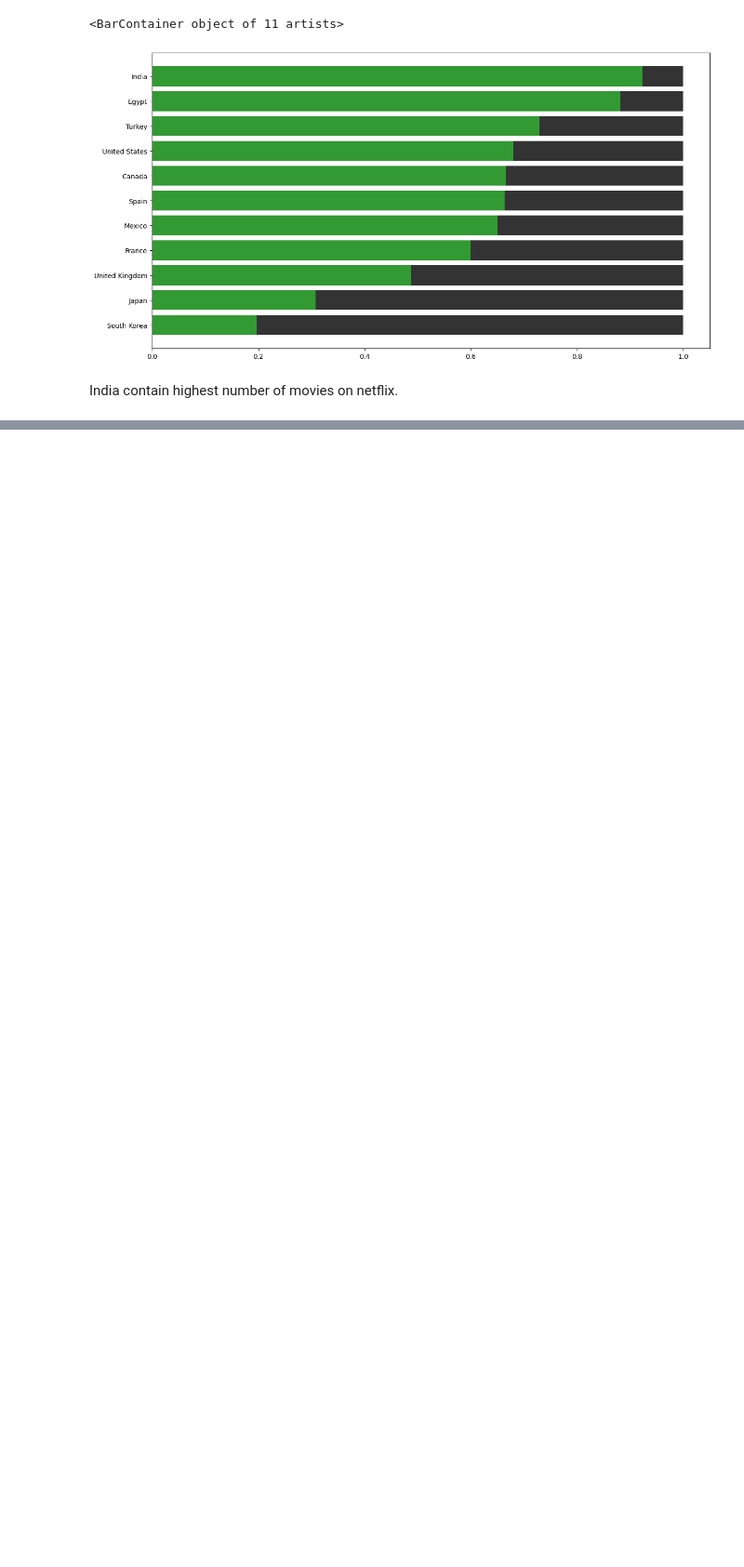
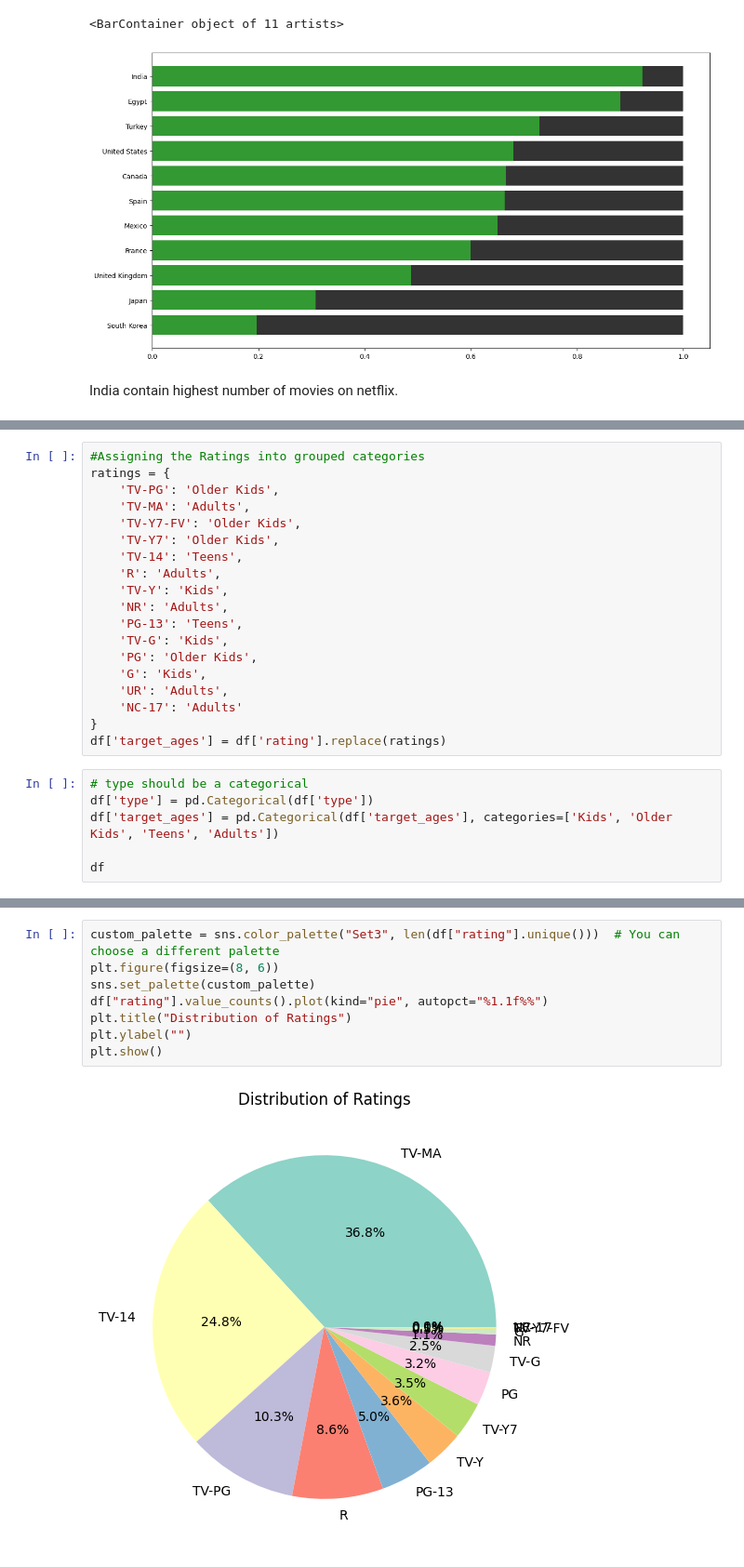
Before and after one commit to Kumarisimran626/Netfilx-Movies-TV-shows-clustering, a Jupyter notebook: S_K_Netfilx_Movies_&_TV_shows_clustering.ipynb, the cells around one changed output, grey strips where cells are left out. Shown at 93% size. Saved outputs shown, nothing was run; the diff lists cells and outputs as text; blank space fills up the shorter version.

```diff
--- a/S_K_Netfilx_Movies_&_TV_shows_clustering.ipynb
+++ b/S_K_Netfilx_Movies_&_TV_shows_clustering.ipynb
@@ -455,0 +473,25 @@ ax.barh(content_data_ratio.index, content_data_ratio['TV Show'], left=content_da
+# %%
+#Assigning the Ratings into grouped categories
+ratings = {
+    'TV-PG': 'Older Kids',
+    'TV-MA': 'Adults',
+    'TV-Y7-FV': 'Older Kids',
+    'TV-Y7': 'Older Kids',
+    'TV-14': 'Teens',
+    'R': 'Adults',
+    'TV-Y': 'Kids',
+    'NR': 'Adults',
+    'PG-13': 'Teens',
+    'TV-G': 'Kids',
+    'PG': 'Older Kids',
+    'G': 'Kids',
+    'UR': 'Adults',
+    'NC-17': 'Adults'
+}
+df['target_ages'] = df['rating'].replace(ratings)
+# %%
+# type should be a categorical
+df['type'] = pd.Categorical(df['type'])
+df['target_ages'] = pd.Categorical(df['target_ages'], categories=['Kids', 'Older Kids', 'Teens', 'Adults'])
+
+df
@@ -455,0 +512,10 @@ ax.barh(content_data_ratio.index, content_data_ratio['TV Show'], left=content_da
+# %%
+custom_palette = sns.color_palette("Set3", len(df["rating"].unique()))  # You can choose a different palette
+plt.figure(figsize=(8, 6))
+sns.set_palette(custom_palette)
+df["rating"].value_counts().plot(kind="pie", autopct="%1.1f%%")
+plt.title("Distribution of Ratings")
+plt.ylabel("")
+plt.show()
+# %% [output]
+[figure, added]
```
Also changed, not shown: parts of 7 cells of this notebook.
